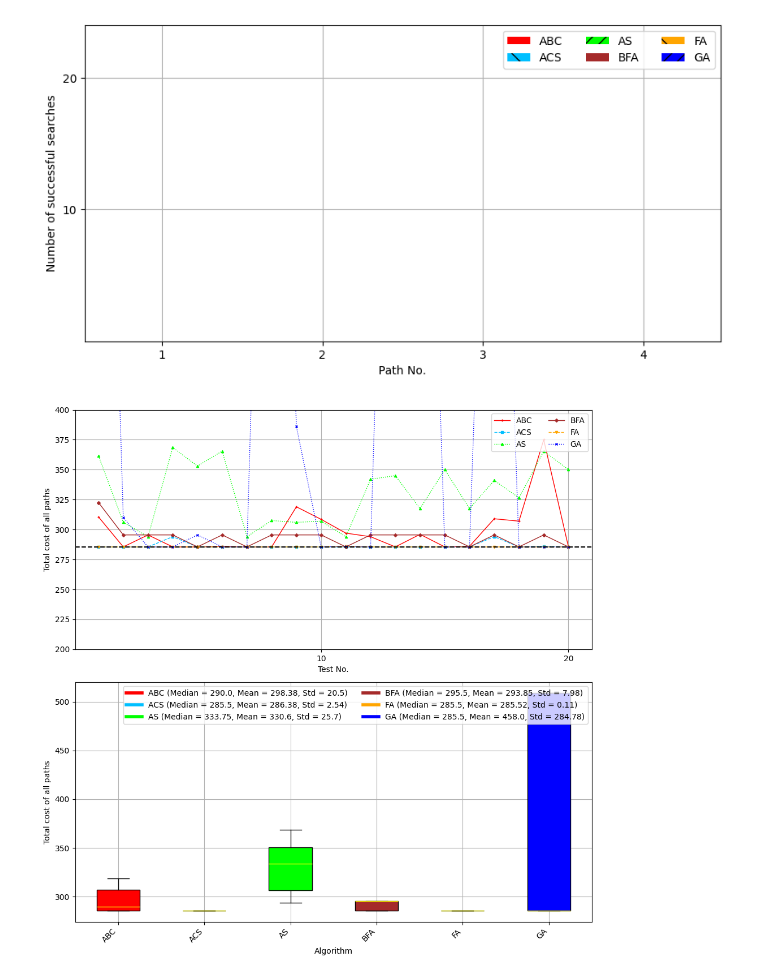
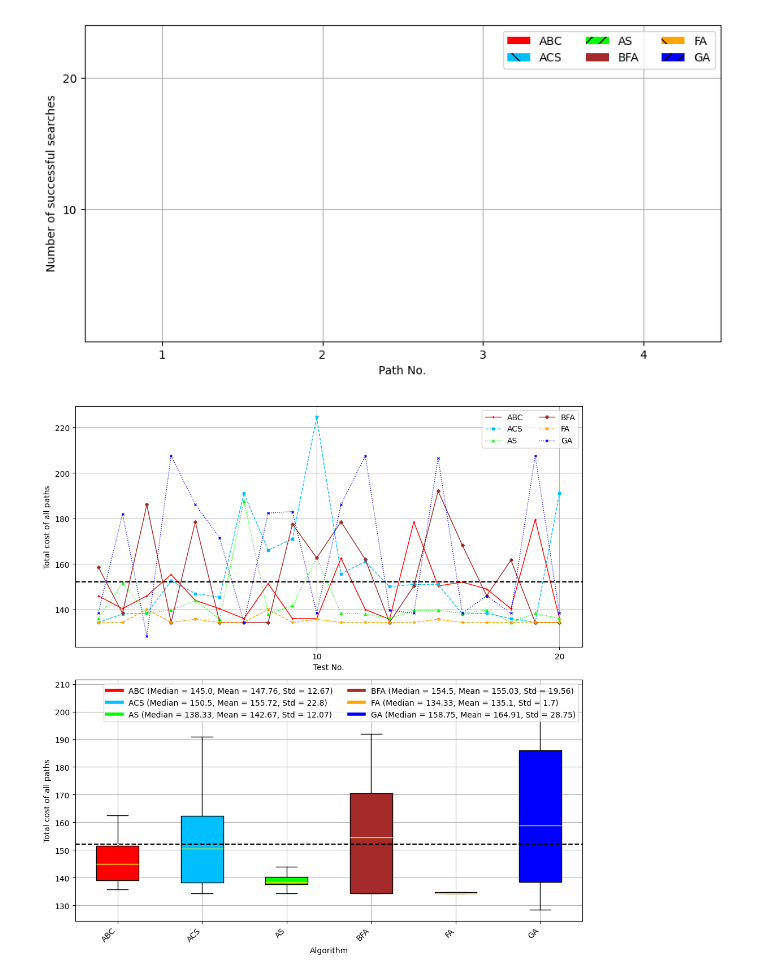
Before and after one commit to nguyenvantin971996/SDN_PyQt5, a Jupyter notebook: ryu_controller/ALL - Copy.ipynb, the cells around one changed output. Drawn from its saved outputs; the diff is of its cells as text; code cells hidden in the pictures.

```diff
--- a/ryu_controller/ALL - Copy.ipynb
+++ b/ryu_controller/ALL - Copy.ipynb
@@ -5,6 +13,6 @@
 # %%
-# import os
-# os.chdir('SDN_PyQt5/ryu_controller')
+import os
+os.chdir('SDN_PyQt5/ryu_controller')
 
 import json
 import numpy as np
@@ -29,7 +37,7 @@ Times = 20
 src = 1
 dst = 20
 
-N = 20
+N = 10
 Max = 100
 K = 4
 
@@ -59,26 +67,26 @@ weight_map = getMetric('../topo_mininet/20_nodes.json')
 # paths_yen, paths_edges_yen, pw_yen
 # %%
 import random
-def calculate_cost(remain_bandwidth):
+
+def calculate_cost(capacity, remain_bandwidth):
     if remain_bandwidth == 0:
         return 100
     else:
-        return round(1 / (1 - (100 - remain_bandwidth) / 100),1)
+        return round(1 / (1 - (capacity - remain_bandwidth) / capacity), 1)
+
 visited_pairs = set()
 cost_map = {}
+
 for key, neighbors in weight_map.items():
     cost_map[key] = {}
     for neighbor in neighbors:
-        # Kiểm tra nếu cặp (key, neighbor) đã xử lý trước đó
         if (neighbor, key) not in visited_pairs:
-            # Sinh giá trị remain_bandwidth và cost ngẫu nhiên
-            remain_bandwidth = random.choice([0, 10, 20, 30, 40, 50, 60, 70, 80, 90, 100])
-            cost = calculate_cost(remain_bandwidth)
-            # Gán giá trị cho cả (key, neighbor) và (neighbor, key)
-            weight_map[key][neighbor] = (remain_bandwidth, cost)
+            capacity = random.choice([50, 100])
+            remain_bandwidth = random.choice(range(0, capacity + 10, 10))
+            cost = calculate_cost(capacity, remain_bandwidth)
+            weight_map[key][neighbor] = (remain_bandwidth, cost, capacity)
             if neighbor in weight_map:
-                weight_map[neighbor][key] = (remain_bandwidth, cost)
-            # Đánh dấu cặp (key, neighbor) đã xử lý
+                weight_map[neighbor][key] = (remain_bandwidth, cost, capacity)
             visited_pairs.add((key, neighbor))
         cost_map[key][neighbor] = weight_map[key][neighbor][1]
 weight_map, cost_map
@@ -351,41 +359,42 @@ fig, axs = plt.subplots(2, 1, figsize=(10, 10))
 ax1 = axs[0]
 xticks = np.arange(11) * 10
 ax1.set_xticks(xticks, minor=False)
-ax1.set_ylim(200, 400)
+# ax1.set_ylim(200, 500)
 ax1.set_xlabel("Test No.")
 ax1.set_ylabel("Total cost of all paths")
 ax1.grid()
 for i, metric in enumerate(metrics):
     ax1.plot(
         range(1, len(data[metric]) + 1), data[metric],
         linewidth=1, color=colors[i], linestyle=linestyles[i], marker=markers[i], markersize=3
     )
 ax1.legend(["ABC", "ACS", "AS", "BFA", "FA", "GA"], loc="upper right", ncol=2)
-ax1.axhline(y=sum(pw_yen), color='k', linestyle='--', label="pw_yen")
+ax1.axhline(y=sum(pw_yen), color='k', linestyle='--', label="Yen")
 
 ax2 = axs[1]
 ax2.set_xticklabels(labels, rotation=45, ha="right")
 # ax2.set_ylim(0, 3)
 ax2.set_xlabel("Algorithm")
 ax2.set_ylabel("Total cost of all paths")
 ax2.grid()
 data_for_boxplot = [data[metric] for metric in metrics]
 box = ax2.boxplot(data_for_boxplot, patch_artist=True, vert=True, showfliers=False,
                   medianprops=dict(color='yellow', linewidth=1))
 for patch, color in zip(box['boxes'], colors):
     patch.set_facecolor(color)
+ax2.axhline(y=sum(pw_yen), color='k', linestyle='--', label="Yen")
 
 handles = [plt.Line2D([0], [0], color=color, lw=4) for color in colors]
 legend_labels = [
     f"{labels[i]} (Median = {statistics[metrics[i]]['median']}, Mean = {statistics[metrics[i]]['mean']}, Std = {statistics[metrics[i]]['std']})"
     for i in range(len(labels))
 ]
 plt.legend(handles, legend_labels, loc="upper right", ncol=2)
 plt.tight_layout()
 # plt.savefig("ALL/ALL_sum.png", dpi=200, bbox_inches='tight')
 plt.show()
 # %% [output]
-[figure, old version]
+[figure, new version]
 # %%
 metrics = ["time_ABC", "time_ACS", "time_AS", "time_BFA", "time_FA", "time_GA"]
 metrics_non_FA = ["time_ABC", "time_ACS", "time_AS", "time_BFA", "time_GA"]
```
Also changed, not shown: parts of 5 cells of this notebook.
